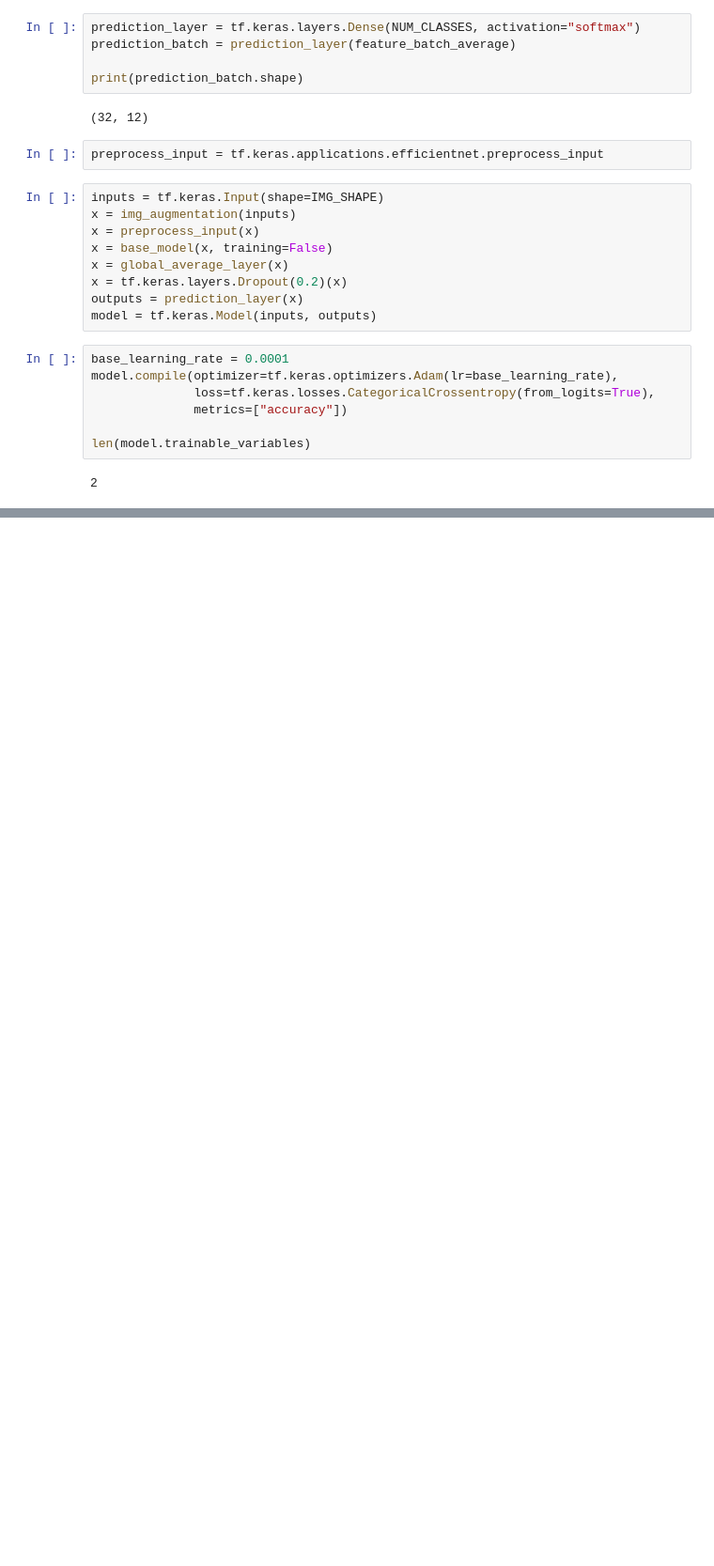
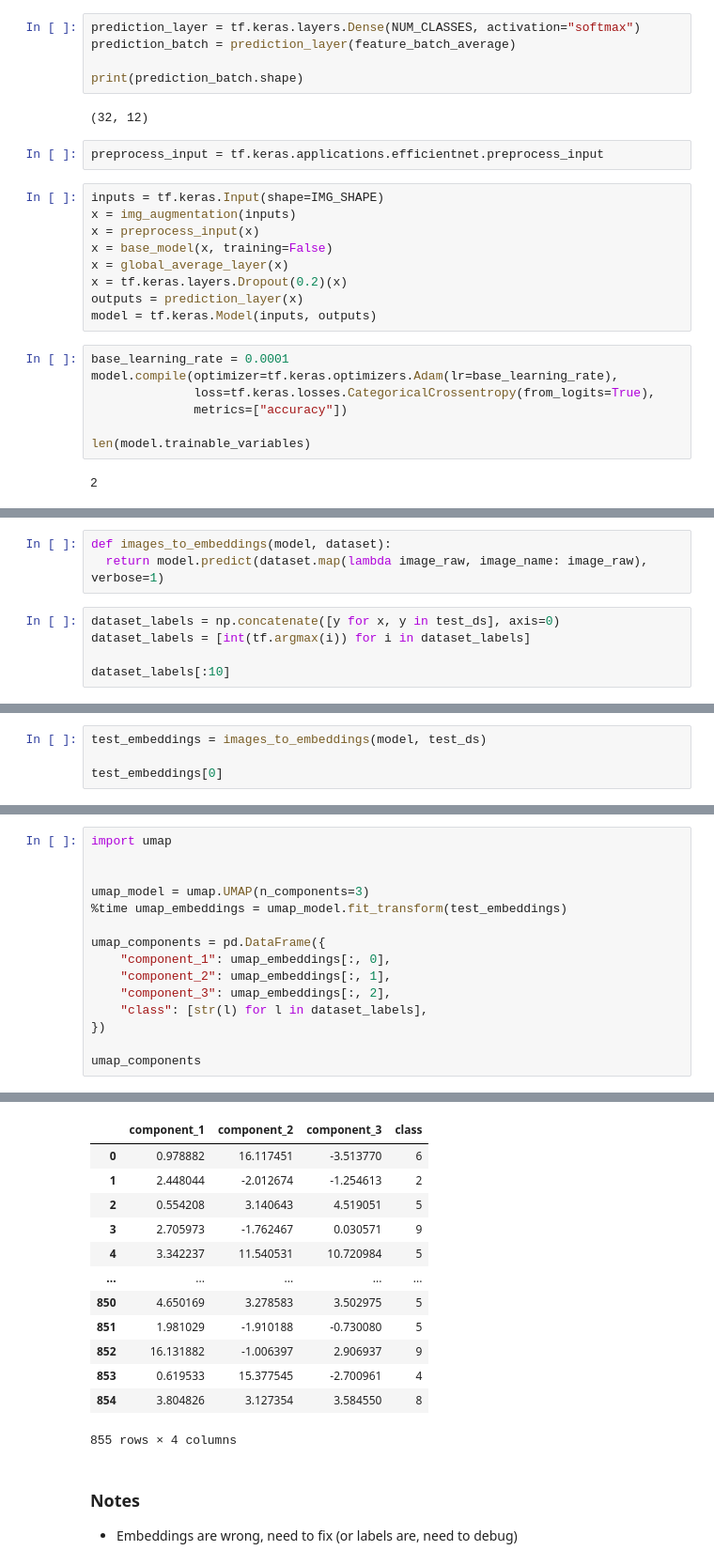
Before and after one commit to mjdall/pinterest_scraper, a Jupyter notebook: training.ipynb, the cells around one changed output, grey strips where cells are left out. Shown at 94% size. Drawn from its saved outputs; the diff is of its cells as text; blank space fills up the shorter version.

```diff
--- a/training.ipynb
+++ b/training.ipynb
@@ -329,0 +400,8 @@ INFO:tensorflow:Assets written to: model/assets
+# %%
+def images_to_embeddings(model, dataset):
+  return model.predict(dataset.map(lambda image_raw, image_name: image_raw), verbose=1)
+# %%
+dataset_labels = np.concatenate([y for x, y in test_ds], axis=0)
+dataset_labels = [int(tf.argmax(i)) for i in dataset_labels]
+
+dataset_labels[:10]
@@ -329,0 +410,4 @@ INFO:tensorflow:Assets written to: model/assets
+# %%
+test_embeddings = images_to_embeddings(model, test_ds)
+
+test_embeddings[0]
@@ -329,0 +420,16 @@ INFO:tensorflow:Assets written to: model/assets
+# %%
+import umap
+
+
+umap_model = umap.UMAP(n_components=3)
+%time umap_embeddings = umap_model.fit_transform(test_embeddings)
+
+umap_components = pd.DataFrame({
+    "component_1": umap_embeddings[:, 0],
+    "component_2": umap_embeddings[:, 1],
+    "component_3": umap_embeddings[:, 2],
+    "class": [str(l) for l in dataset_labels],
+})
+
+umap_components
+# %% [output]
@@ -329,0 +438,17 @@ INFO:tensorflow:Assets written to: model/assets
+|  | component_1 | component_2 | component_3 | class |
+| 0 | 0.978882 | 16.117451 | -3.513770 | 6 |
+| 1 | 2.448044 | -2.012674 | -1.254613 | 2 |
+| 2 | 0.554208 | 3.140643 | 4.519051 | 5 |
+| 3 | 2.705973 | -1.762467 | 0.030571 | 9 |
+| 4 | 3.342237 | 11.540531 | 10.720984 | 5 |
+| ... | ... | ... | ... | ... |
+| 850 | 4.650169 | 3.278583 | 3.502975 | 5 |
+| 851 | 1.981029 | -1.910188 | -0.730080 | 5 |
+| 852 | 16.131882 | -1.006397 | 2.906937 | 9 |
+| 853 | 0.619533 | 15.377545 | -2.700961 | 4 |
+| 854 | 3.804826 | 3.127354 | 3.584550 | 8 |
+855 rows × 4 columns
+# %% [markdown]
+### Notes
+
+* Embeddings are wrong, need to fix (or labels are, need to debug)
```
Also changed, not shown: parts of 19 cells of this notebook.
